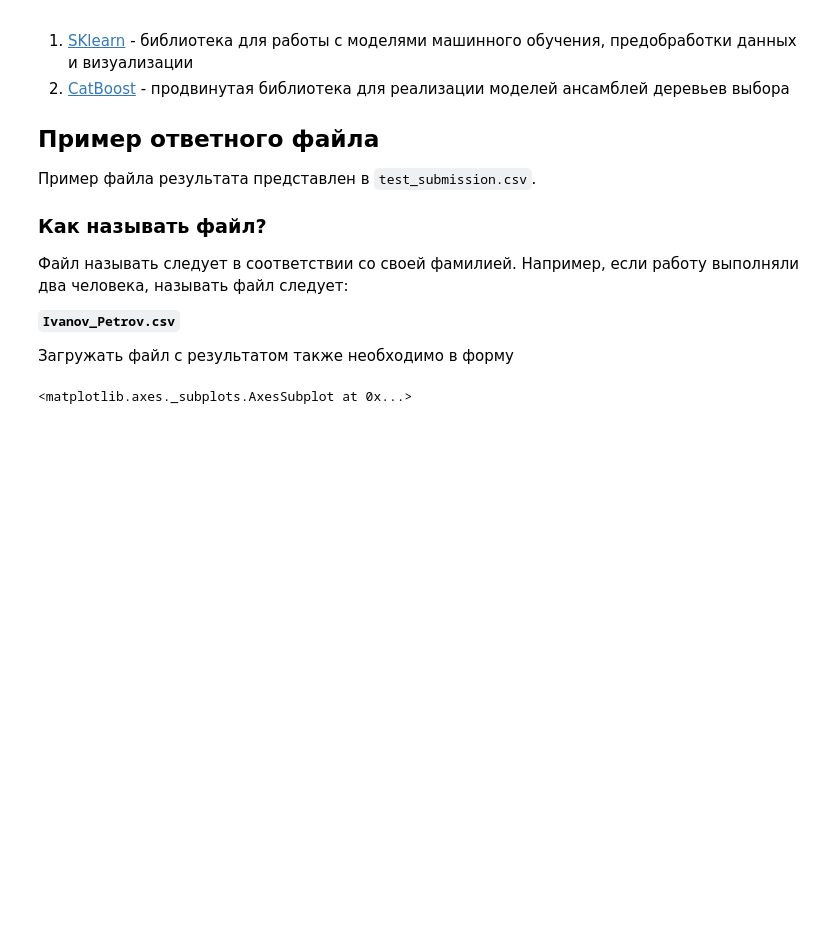
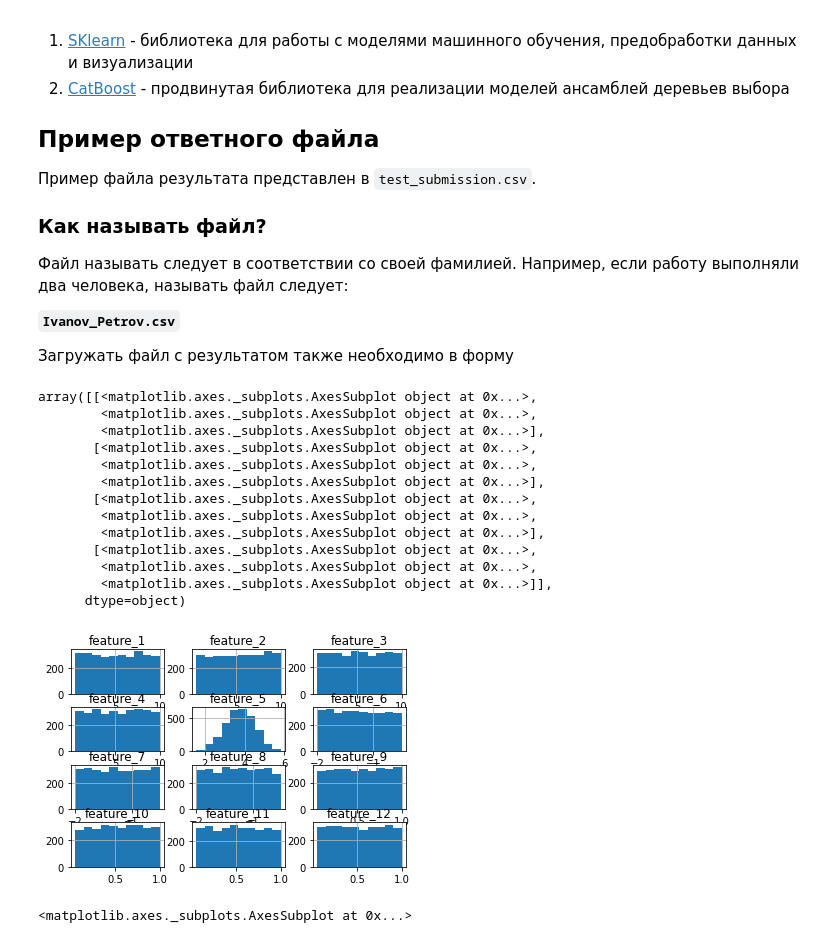
Before and after one commit to mdvasilyev/Nanostructure-physics, a Jupyter notebook: ML basics.ipynb, the cells around one changed output. Cells and saved outputs as stored; diff of their text form; code cells hidden in the pictures; blank space fills up the shorter version.

```diff
--- a/ML basics.ipynb
+++ b/ML basics.ipynb
@@ -119,6 +119,23 @@ from sklearn.metrics import f1_score, mean_squared_error
 
 train_df = pd.read_csv('train.csv')
 test_df = pd.read_csv('test.csv')
+# %%
+test_df.hist()
+# %% [output]
+array([[<matplotlib.axes._subplots.AxesSubplot object at 0x...>,
+        <matplotlib.axes._subplots.AxesSubplot object at 0x...>,
+        <matplotlib.axes._subplots.AxesSubplot object at 0x...>],
+       [<matplotlib.axes._subplots.AxesSubplot object at 0x...>,
+        <matplotlib.axes._subplots.AxesSubplot object at 0x...>,
+        <matplotlib.axes._subplots.AxesSubplot object at 0x...>],
+       [<matplotlib.axes._subplots.AxesSubplot object at 0x...>,
+        <matplotlib.axes._subplots.AxesSubplot object at 0x...>,
+        <matplotlib.axes._subplots.AxesSubplot object at 0x...>],
+       [<matplotlib.axes._subplots.AxesSubplot object at 0x...>,
+        <matplotlib.axes._subplots.AxesSubplot object at 0x...>,
+        <matplotlib.axes._subplots.AxesSubplot object at 0x...>]],
+      dtype=object)
+[figure, added]
 # %%
 train_df.target_1.hist(bins=100)
 # %% [output]
```
Also changed, not shown: parts of 5 cells of this notebook, 1 other file.
